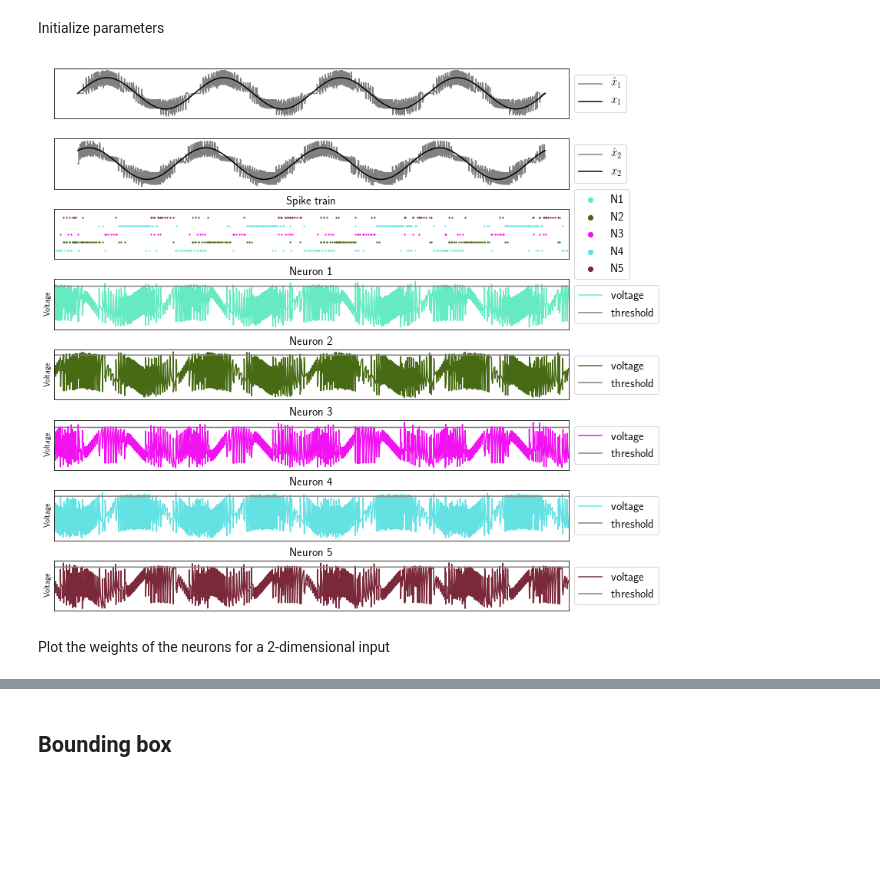
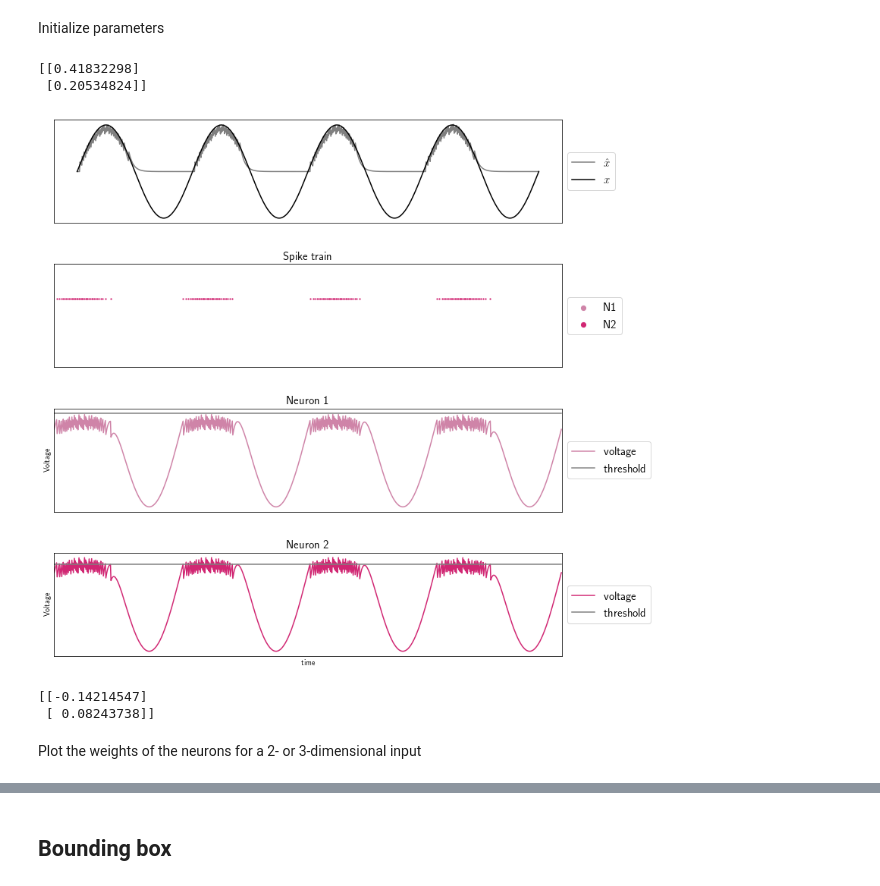
Before and after one commit to ABra1993/LisbonLab, a Jupyter notebook: CSM_multidimensional.ipynb, the cells around one changed output, grey strips where cells are left out. Drawn from its saved outputs; the diff is of its cells as text; code cells hidden in the pictures; blank space fills up the shorter version.

```diff
--- a/CSM_multidimensional.ipynb
+++ b/CSM_multidimensional.ipynb
@@ -36,7 +75,10 @@ def initialize_params_N(N, d, iterations, dt, D):
     voltage = np.zeros((N, iterations))
 
     # input estimate
-    x_est = np.zeros((d, iterations))
+    if d > 1:
+        x_est = np.zeros((d, iterations))
+    else:
+        x_est = np.zeros(iterations)
 
     # spike train
     o = np.zeros((N, iterations))
@@ -49,16 +91,19 @@ def initialize_params_N(N, d, iterations, dt, D):
 
     return (t, voltage, x_est, o, T)
 # %%
-def TVS_N():
+def TVS_N(iterations):
     "Create time varying signal following a sinusoidal function. "
 
     c = []
     x = []
 
+    # number of sinus periods (total # of sinus periods = 2 * cycles)
     cycles = 4
+    t = np.linspace(0, np.pi, d + 1)       # starting points of d-dimensioan sinusoidal input signals
 
     for i in range(d):
-        x_temp = np.sin(np.linspace(-cycles * np.pi, cycles * np.pi, iterations) + i * 1000)
+
+        x_temp = np.sin(np.linspace(-cycles * np.pi, cycles * np.pi, iterations) + t[i])
         dxdt = np.diff(x_temp)/dt
         c_temp = x_temp[:-1] + dxdt
 
@@ -172,34 +247,31 @@ def plot_N():
 # %%
 # Run simulation and plot results for given parameters
-N = 5                                                    # number of neurons
-d = 2                                                    # number of dimensions of signal input
-iterations = 4000                                        # number of steps
+N = 2                                                    # number of neurons
+d = 1                                                    # number of dimensions of signal input
+iterations = 1000                                        # number of time steps
 dt = 0.1                                                 # step size
 tau = 1                                                  # time constant
-beta = 0                                                 # cost
-
-# initialize decoding weights
-D = []
-
-weights = np.linspace(0, 2 * np.pi, N + 1)
-
-for i in range(N):
-    D_temp = [np.sin(weights[i]), np.cos(weights[i])]
-    D.append(D_temp)
-
-D = np.asarray(D).reshape((N, d))
-
-color = list(np.random.choice(range(256), size=(N, 3)))
+beta = 0                                                 # cost constant
+color = list(np.random.choice(range(256), size=(N, 3)))  # color map for plotting the different neurons
 
 # run simulation
+D = initialize_weights(N, d)                                                # initialize decoding weights
 t, voltage, x_est, o, T = initialize_params_N(N, d, iterations, dt, D)      # initialize parameters
-c, x = TVS_N()                                                              # create d-dimensional input signal
+c, x = TVS_N(iterations)                                                    # create d-dimensional input signal
 run_N(tau, beta)                                                            # run spiking network
-plot_N()                                                                    # plot results
+plot_N(color)                                                               # plot results
+print(D)
 # %% [output]
+[[0.41832298]
+ [0.20534824]]
-[figure, old version]
+[figure, new version]
+# %%
+print(D)
+# %% [output]
+[[-0.14214547]
+ [ 0.08243738]]
 # %% [markdown]
-Plot the weights of the neurons for a 2-dimensional input
+Plot the weights of the neurons for a 2- or 3-dimensional input
 # %%
 def plot_weights():
     """ Plot the weight for N neurons (presented as a scatter and arrow plot.). """
```
Also changed, not shown: parts of 7 cells of this notebook.
